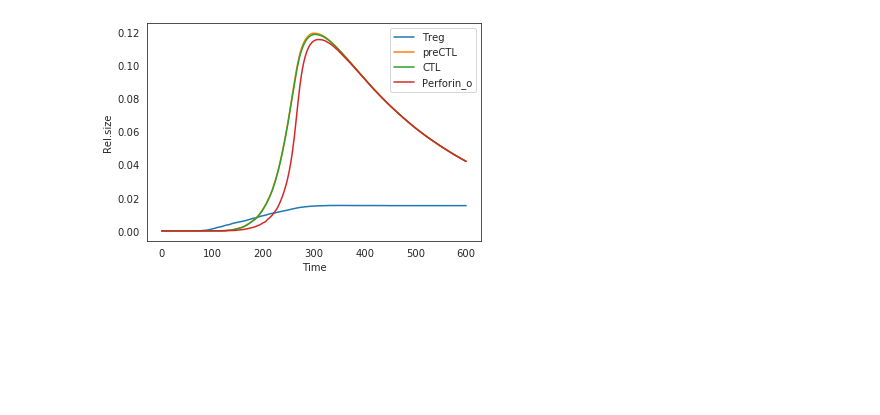
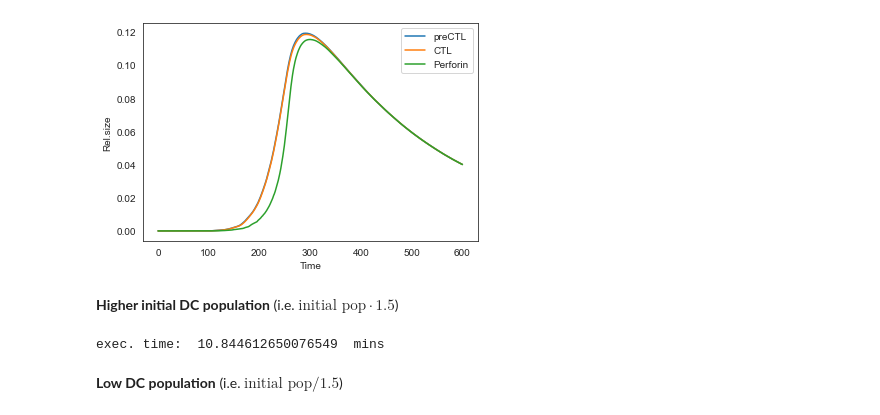
Before and after one commit to sysbio-curie/ICD, a Jupyter notebook: ICD_extend.ipynb, the cells around one changed output. Cells and saved outputs as stored; diff of their text form; code cells hidden in the pictures; blank space fills up the shorter version.

```diff
--- a/ICD_extend.ipynb
+++ b/ICD_extend.ipynb
@@ -12,8 +38,8 @@ sim = maboss.load(bnd,cfg)
 # %%
-big_sim = maboss.UpdatePopulation(sim,upp)
+WT = maboss.UpdatePopulation(sim,upp)
 # %%
 start = time.time()
-res = big_sim.run()
+WT_res = WT.run()
 stop = time.time()
 duration = (stop-start)/60
 print("exec. time: ",duration," mins")
@@ -31,2 +48,6 @@ def save_figure(figure, title):
+# %%
+nodes=('Tumor','DC','aDC','cd4','cd8','Th1','Th2','Th17','Treg','preCTL','CTL','CALR_o','HMGB1_o','Perforin_o')
+# %%
+WT_table = WT_res.get_nodes_stepwise_probability_distribution(nodes)
 # %%
 adc = plt.figure()
@@ -55,12 +75,13 @@ save_figure(Tcells,"Tcells")
 # %%
 NTcells = plt.figure()
-plt.plot(table['PopRatio']*table['Treg'],label="Treg")
-plt.plot(table['PopRatio']*table['preCTL'],label="preCTL")
-plt.plot(table['PopRatio']*table['CTL'],label="CTL")
-plt.plot(table['PopRatio']*table['Perforin_o'],label="Perforin_o")
+plt.plot(WT_table['PopRatio']*WT_table['preCTL'],label="preCTL")
+plt.plot(WT_table['PopRatio']*WT_table['CTL'],label="CTL")
+plt.plot(WT_table['PopRatio']*WT_table['Perforin_o'],label="Perforin")
 plt.ylabel("Rel.size")
 plt.xlabel("Time")
 plt.legend()
 save_figure(NTcells,"other_Tcells")
 # %% [output]
-[figure, old version]
+[figure, new version]
+# %% [markdown]
+ __Higher initial DC population__  (i.e. $\text{initial pop}\cdot 1.5$)
@@ -66,0 +92,8 @@ save_figure(NTcells,"other_Tcells")
+# %%
+start = time.time()
+HighDC_res = HighDC.run()
+stop = time.time()
+duration = (stop-start)/60
+print("exec. time: ",duration," mins")
+# %% [output]
+exec. time:  10.844612650076549  mins
@@ -66,0 +102,2 @@ save_figure(NTcells,"other_Tcells")
+# %% [markdown]
+__Low DC population__ (i.e. $\text{initial pop}/ 1.5$)
```
Also changed, not shown: parts of 31 cells of this notebook, 3 other files.
